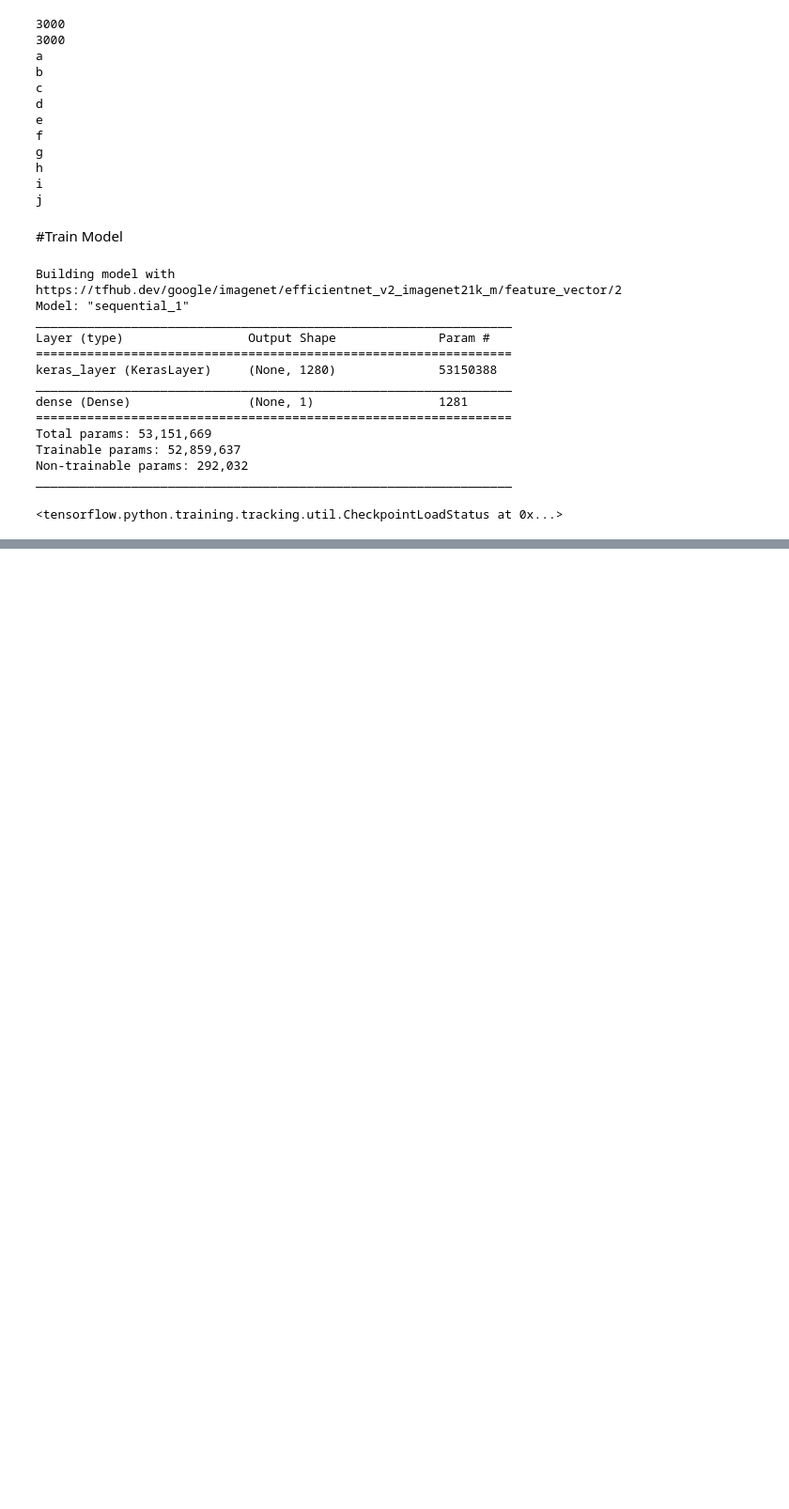
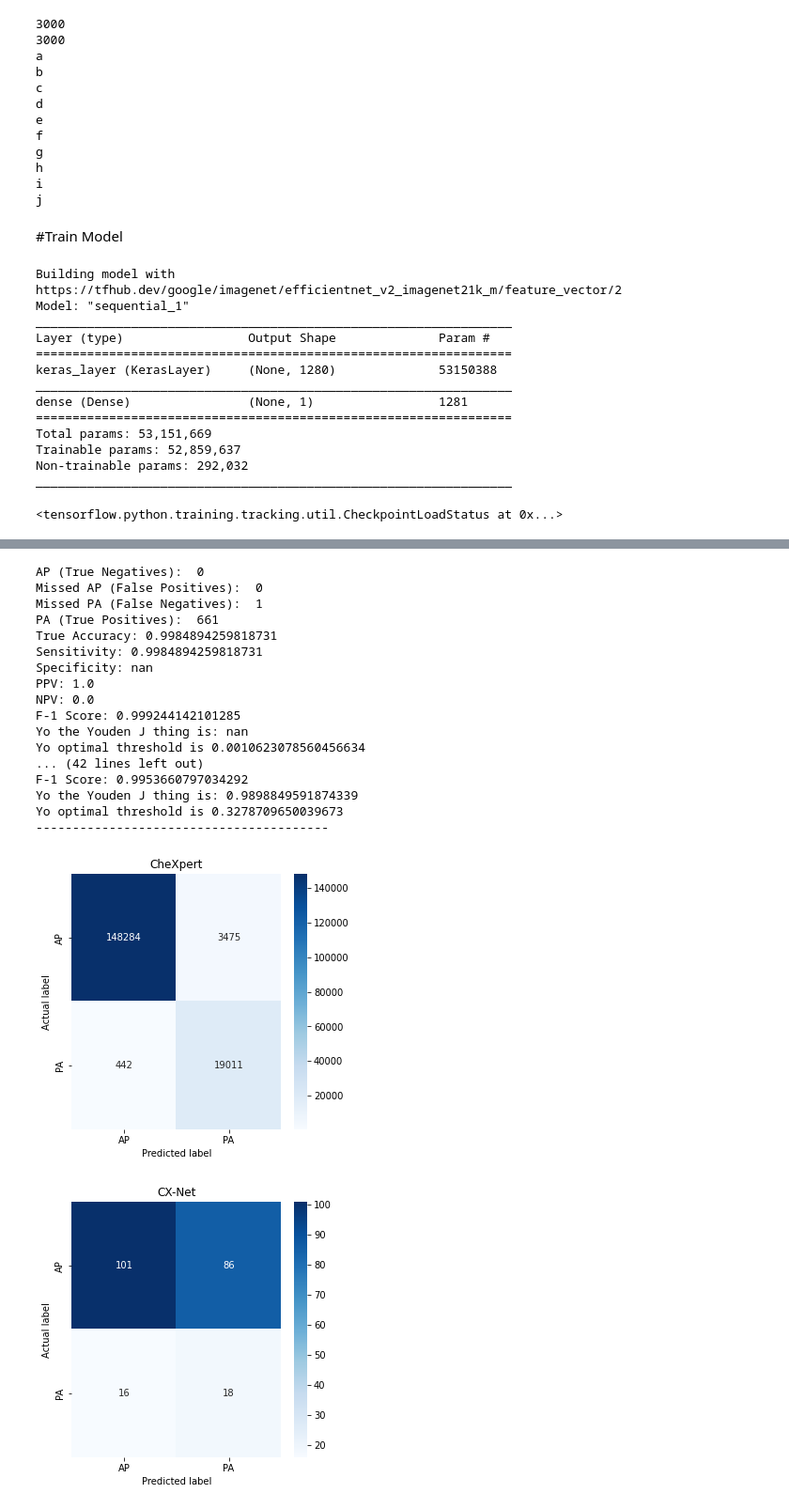
Before and after one commit to spike-h/AP-PA-Classifier, a Jupyter notebook: Dataset_Creator.ipynb, the cells around one changed output, grey strips where cells are left out. Shown at 94% size. Saved outputs shown, nothing was run; the diff lists cells and outputs as text; code cells hidden in the pictures; blank space fills up the shorter version.

```diff
--- a/Dataset_Creator.ipynb
+++ b/Dataset_Creator.ipynb
@@ -1162,7 +1200,7 @@ METRICS = [
       Recall(name='recall'),
       AUC(name='auc'),
       SpecificityAtSensitivity(.5, name='specificity'),
-      SensitivityAtSpecificity(.5, name='sensitivity')
+      SensitivityAtSpecificity(.5, name='sensitivity'),
 ]
 # %%
 model.compile(
@@ -1540,0 +1295,24 @@ WARNING:matplotlib.legend:No handles with labels found to put in legend.
+# %%
+#taken from https://stackoverflow.com/questions/28719067/roc-curve-and-cut-off-point-python
+
+def Find_Optimal_Cutoff(target, predicted):
+    """ Find the optimal probability cutoff point for a classification model related to event rate
+    Parameters
+    ----------
+    target : Matrix with dependent or target data, where rows are observations
+
+    predicted : Matrix with predicted data, where rows are observations
+
+    Returns
+    -------
+    list type, with optimal cutoff value
+
+    """
+    fpr, tpr, threshold = roc_curve(target, predicted)
+    i = np.arange(len(tpr))
+    roc = pd.DataFrame({'tf' : pd.Series(tpr-(1-fpr), index=i), 'threshold' : pd.Series(threshold, index=i)})
+    roc_t = roc.iloc[(roc.tf-0).abs().argsort()[:1]]
+
+    return list(roc_t['threshold'])
+# %%
+fiddy_predictions['CheXpert'] = [cheXpert_predictions_all, cheXpert_ds[1]]
@@ -1540,0 +1422,14 @@ WARNING:matplotlib.legend:No handles with labels found to put in legend.
+# %%
+fiddy_predictions['CheXpert'][0] = np.array(cheXpert_predictions_all)
+# %%
+# colors = plt.rcParams['axes.prop_cycle'].by_key()['color']
+for name, testXY in zip(test_dses.keys(), fiddy_predictions.values()):
+  print('-'*40)
+  print('NOW SHOWING PLOTS FOR: ' + name)
+  p=Find_Optimal_Cutoff(testXY[1], testXY[0])[0]
+  plot_cm(name, testXY[1], testXY[0], p=p)
+  print(f'Yo optimal threshold is {p}')
+  print('-'*40)
+
+plot_roc(test_dses.keys(), fiddy_predictions.values())
+# %% [output]
@@ -1540,0 +1453,19 @@ WARNING:matplotlib.legend:No handles with labels found to put in legend.
+AP (True Negatives):  0
+Missed AP (False Positives):  0
+Missed PA (False Negatives):  1
+PA (True Positives):  661
+True Accuracy: 0.9984894259818731
+Sensitivity: 0.9984894259818731
+Specificity: nan
+PPV: 1.0
+NPV: 0.0
+F-1 Score: 0.999244142101285
+Yo the Youden J thing is: nan
+Yo optimal threshold is 0.0010623078560456634
+... (42 lines left out)
+F-1 Score: 0.9953660797034292
+Yo the Youden J thing is: 0.9898849591874339
+Yo optimal threshold is 0.3278709650039673
+----------------------------------------
+[figure, added]
+[figure, added]
```
Also changed, not shown: parts of 57 cells of this notebook.
